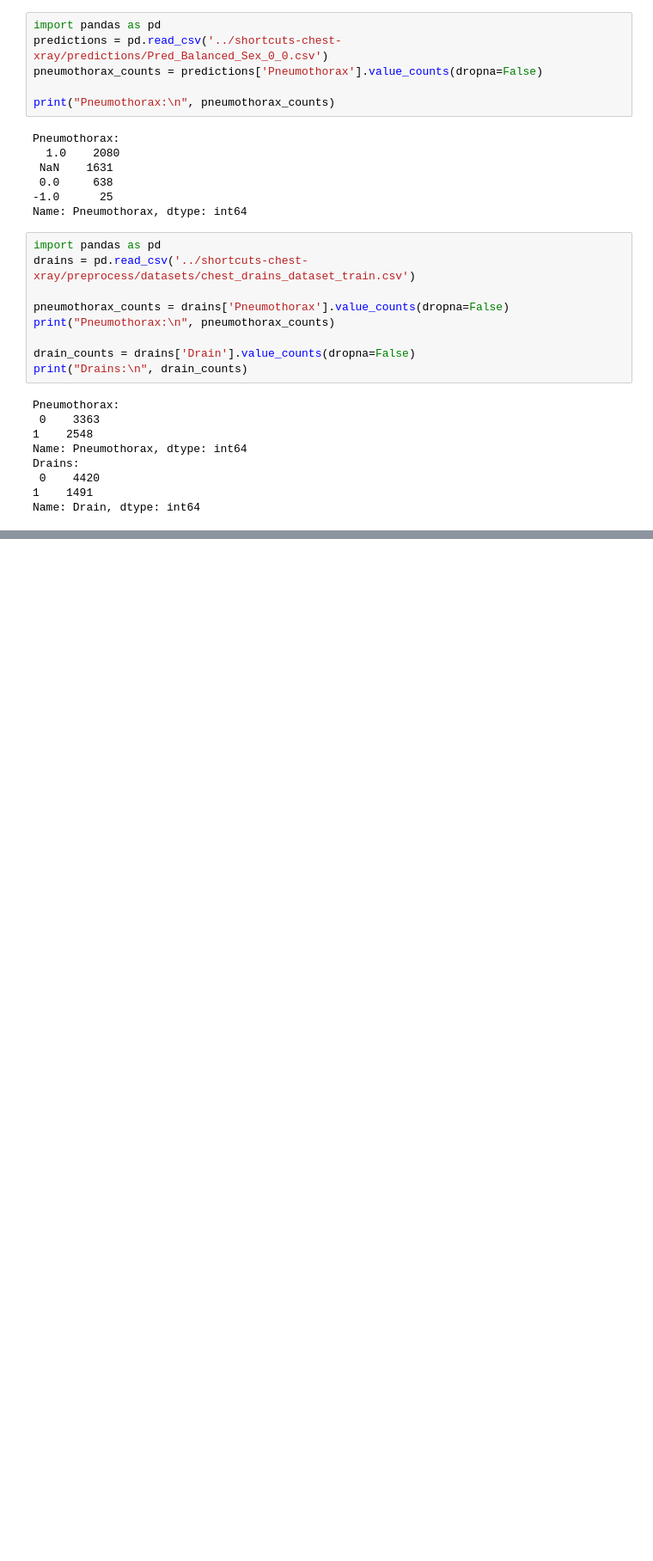
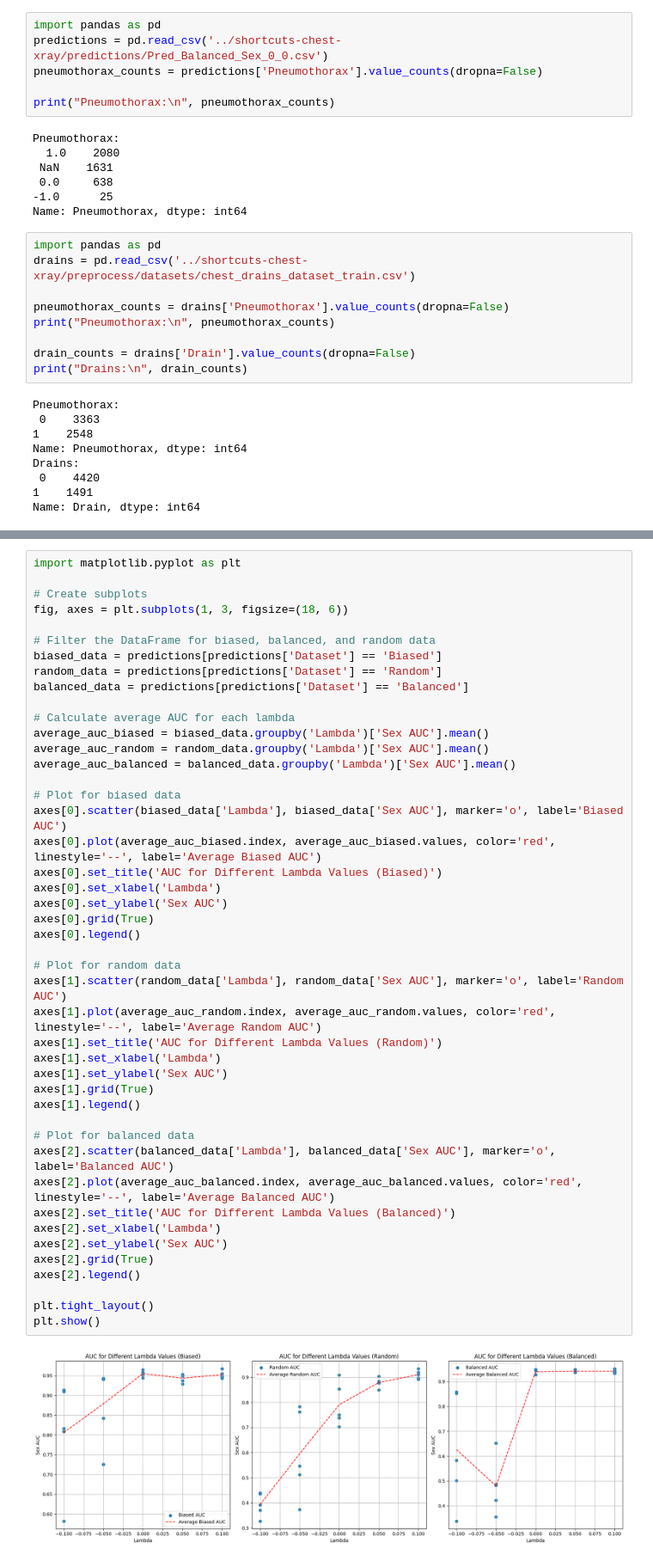
Before and after one commit to katarinakoke/Shortcuts-Problem-in-Medical-Image-Analysis, a Jupyter notebook: EDA/EDA.ipynb, the cells around one changed output, grey strips where cells are left out. Shown at 86% size. Drawn from its saved outputs; the diff is of its cells as text; blank space fills up the shorter version.

```diff
--- a/EDA/EDA.ipynb
+++ b/EDA/EDA.ipynb
@@ -1084,0 +1135,47 @@ Name: Drain, dtype: int64
+# %%
+import matplotlib.pyplot as plt
+
+# Create subplots
+fig, axes = plt.subplots(1, 3, figsize=(18, 6))
+
+# Filter the DataFrame for biased, balanced, and random data
+biased_data = predictions[predictions['Dataset'] == 'Biased']
+random_data = predictions[predictions['Dataset'] == 'Random']
+balanced_data = predictions[predictions['Dataset'] == 'Balanced']
+
+# Calculate average AUC for each lambda
+average_auc_biased = biased_data.groupby('Lambda')['Sex AUC'].mean()
+average_auc_random = random_data.groupby('Lambda')['Sex AUC'].mean()
+average_auc_balanced = balanced_data.groupby('Lambda')['Sex AUC'].mean()
+
+# Plot for biased data
+axes[0].scatter(biased_data['Lambda'], biased_data['Sex AUC'], marker='o', label='Biased AUC')
+axes[0].plot(average_auc_biased.index, average_auc_biased.values, color='red', linestyle='--', label='Average Biased AUC')
+axes[0].set_title('AUC for Different Lambda Values (Biased)')
+axes[0].set_xlabel('Lambda')
+axes[0].set_ylabel('Sex AUC')
+axes[0].grid(True)
+axes[0].legend()
+
+# Plot for random data
+axes[1].scatter(random_data['Lambda'], random_data['Sex AUC'], marker='o', label='Random AUC')
+axes[1].plot(average_auc_random.index, average_auc_random.values, color='red', linestyle='--', label='Average Random AUC')
+axes[1].set_title('AUC for Different Lambda Values (Random)')
+axes[1].set_xlabel('Lambda')
+axes[1].set_ylabel('Sex AUC')
+axes[1].grid(True)
+axes[1].legend()
+
+# Plot for balanced data
+axes[2].scatter(balanced_data['Lambda'], balanced_data['Sex AUC'], marker='o', label='Balanced AUC')
+axes[2].plot(average_auc_balanced.index, average_auc_balanced.values, color='red', linestyle='--', label='Average Balanced AUC')
+axes[2].set_title('AUC for Different Lambda Values (Balanced)')
+axes[2].set_xlabel('Lambda')
+axes[2].set_ylabel('Sex AUC')
+axes[2].grid(True)
+axes[2].legend()
+
+plt.tight_layout()
+plt.show()
+# %% [output]
+[figure, added]
```
Also changed, not shown: parts of 7 cells of this notebook, 9 other files.
